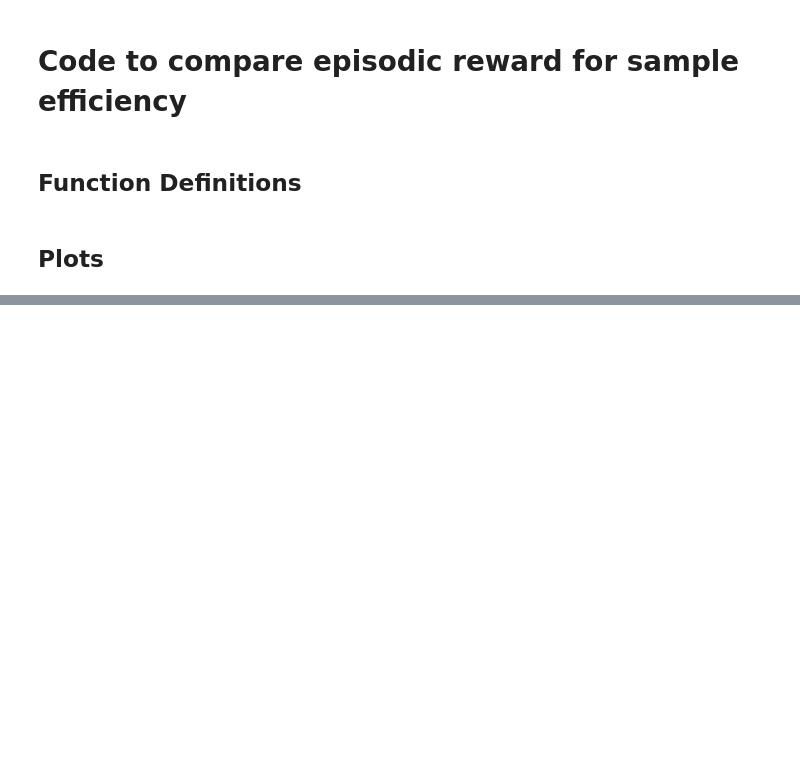
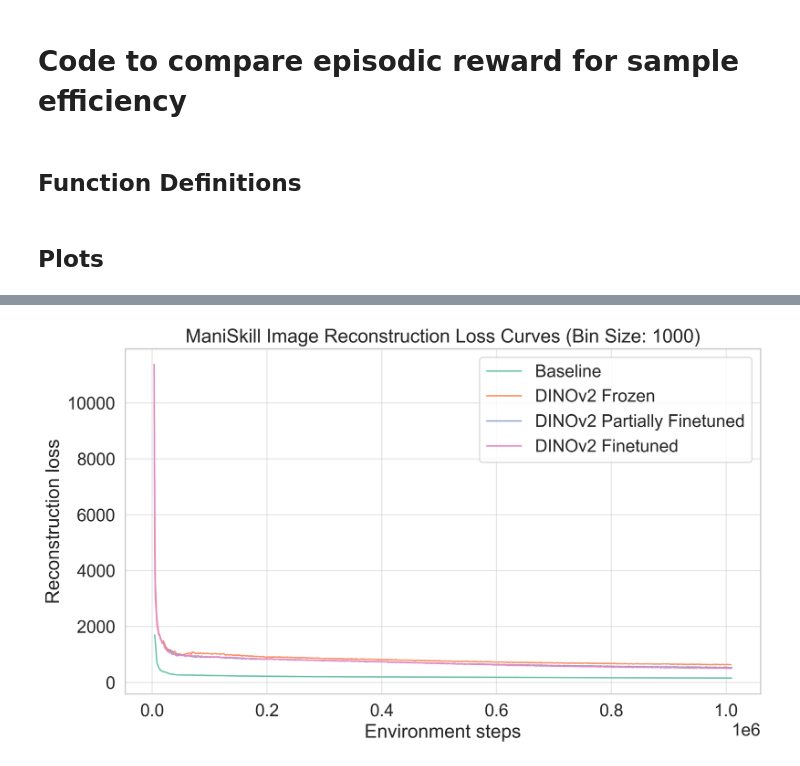
Before and after one commit to jackvice/dreamerJMV3, a Jupyter notebook: plot_episodic_score.ipynb, the cells around one changed output, grey strips where cells are left out. Saved outputs shown, nothing was run; the diff lists cells and outputs as text; code cells hidden in the pictures; blank space fills up the shorter version.

```diff
--- a/plot_episodic_score.ipynb
+++ b/plot_episodic_score.ipynb
@@ -100,0 +118,17 @@ plot(
+# %%
+plot(
+    files_labels=[
+        ("./logdir/baseline_pick_ycb_train_ID/", "Baseline"),
+        ("./logdir/DINOFreeze_pick_ycb_train_ID/", "DINOv2 Frozen"),
+        ("./logdir/DINOPartial_pick_ycb_train_ID/", "DINOv2 Partially Finetuned"),
+        ("./logdir/DINOFT_pick_ycb_train_ID/", "DINOv2 Finetuned"),
+    ],
+    bin_size=1000,
+    value_col="train/loss/image",
+    value_name="image_loss",
+    xlabel="Environment steps",
+    ylabel="Reconstruction loss",
+    title="ManiSkill Image Reconstruction Loss Curves",
+)
+# %% [output]
+[figure, added]
```
Also changed, not shown: parts of 4 cells of this notebook, 1 other file.
